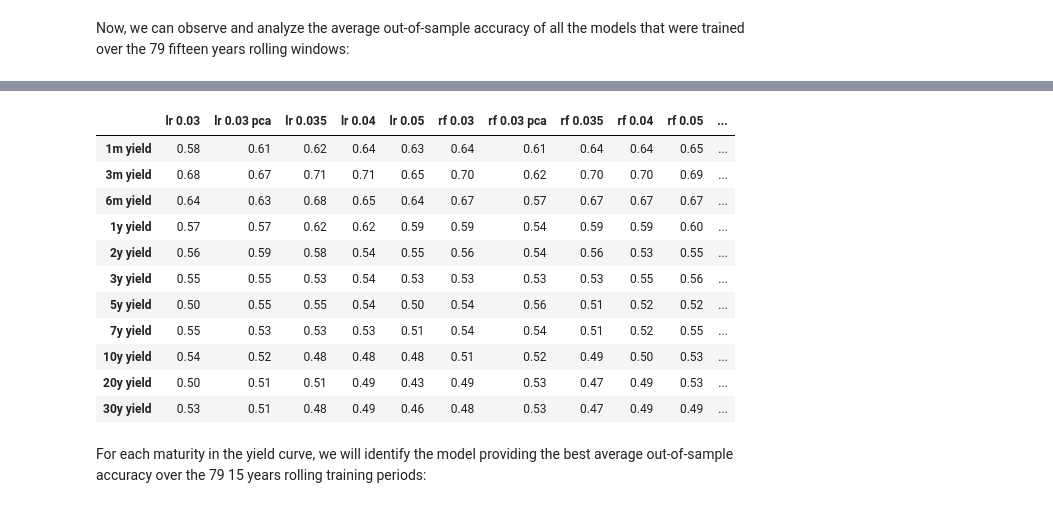
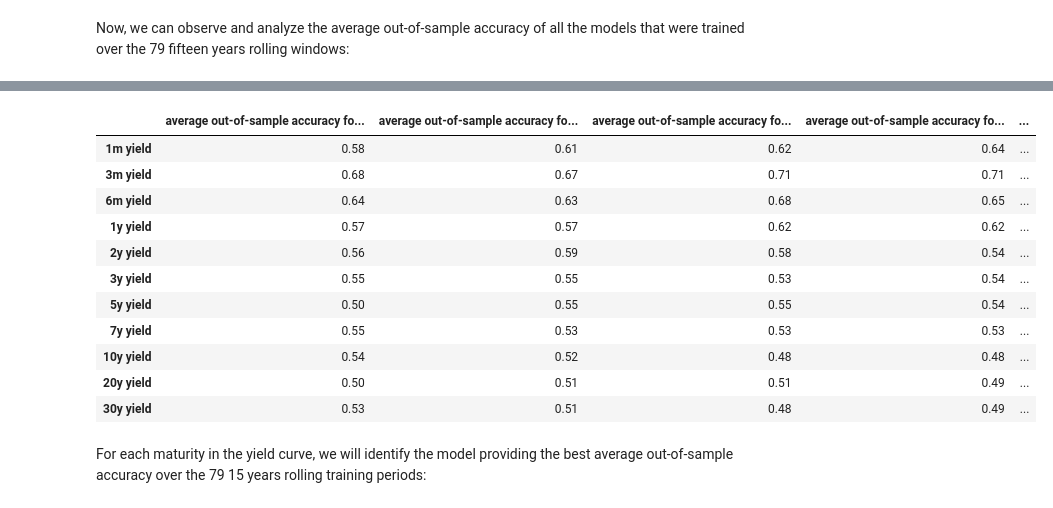
Before and after one commit to jeanlouvaleau/ML-for-trading-project, a Jupyter notebook: data_exploration JL_new.ipynb, the cells around one changed output, grey strips where cells are left out. Cells and saved outputs as stored; diff of their text form; code cells hidden in the pictures.

```diff
--- a/data_exploration JL_new.ipynb
+++ b/data_exploration JL_new.ipynb
@@ -2056,20 +2061,21 @@ accuracies_xg = pd.DataFrame(accuracies_xg)
 # %%
 accuracies = pd.concat([accuracies_lr,accuracies_rf,accuracies_xg],axis = 1).round(2)
 accuracies.index = ["1m yield","3m yield","6m yield","1y yield","2y yield","3y yield","5y yield","7y yield","10y yield","20y yield","30y yield"]
+accuracies = accuracies.add_prefix("average out-of-sample accuracy for ")
 accuracies
 # %% [output]
-|  | lr 0.03 | lr 0.03 pca | lr 0.035 | lr 0.04 | lr 0.05 | rf 0.03 | rf 0.03 pca | rf 0.035 | rf 0.04 | rf 0.05 | ... |
-| 1m yield | 0.58 | 0.61 | 0.62 | 0.64 | 0.63 | 0.64 | 0.61 | 0.64 | 0.64 | 0.65 | ... |
-| 3m yield | 0.68 | 0.67 | 0.71 | 0.71 | 0.65 | 0.70 | 0.62 | 0.70 | 0.70 | 0.69 | ... |
-| 6m yield | 0.64 | 0.63 | 0.68 | 0.65 | 0.64 | 0.67 | 0.57 | 0.67 | 0.67 | 0.67 | ... |
-| 1y yield | 0.57 | 0.57 | 0.62 | 0.62 | 0.59 | 0.59 | 0.54 | 0.59 | 0.59 | 0.60 | ... |
-| 2y yield | 0.56 | 0.59 | 0.58 | 0.54 | 0.55 | 0.56 | 0.54 | 0.56 | 0.53 | 0.55 | ... |
-| 3y yield | 0.55 | 0.55 | 0.53 | 0.54 | 0.53 | 0.53 | 0.53 | 0.53 | 0.55 | 0.56 | ... |
-| 5y yield | 0.50 | 0.55 | 0.55 | 0.54 | 0.50 | 0.54 | 0.56 | 0.51 | 0.52 | 0.52 | ... |
-| 7y yield | 0.55 | 0.53 | 0.53 | 0.53 | 0.51 | 0.54 | 0.54 | 0.51 | 0.52 | 0.55 | ... |
-| 10y yield | 0.54 | 0.52 | 0.48 | 0.48 | 0.48 | 0.51 | 0.52 | 0.49 | 0.50 | 0.53 | ... |
-| 20y yield | 0.50 | 0.51 | 0.51 | 0.49 | 0.43 | 0.49 | 0.53 | 0.47 | 0.49 | 0.53 | ... |
-| 30y yield | 0.53 | 0.51 | 0.48 | 0.49 | 0.46 | 0.48 | 0.53 | 0.47 | 0.49 | 0.49 | ... |
+|  | average out-of-sample accuracy fo... | average out-of-sample accuracy fo... | average out-of-sample accuracy fo... | average out-of-sample accuracy fo... | ... |
+| 1m yield | 0.58 | 0.61 | 0.62 | 0.64 | ... |
+| 3m yield | 0.68 | 0.67 | 0.71 | 0.71 | ... |
+| 6m yield | 0.64 | 0.63 | 0.68 | 0.65 | ... |
+| 1y yield | 0.57 | 0.57 | 0.62 | 0.62 | ... |
+| 2y yield | 0.56 | 0.59 | 0.58 | 0.54 | ... |
+| 3y yield | 0.55 | 0.55 | 0.53 | 0.54 | ... |
+| 5y yield | 0.50 | 0.55 | 0.55 | 0.54 | ... |
+| 7y yield | 0.55 | 0.53 | 0.53 | 0.53 | ... |
+| 10y yield | 0.54 | 0.52 | 0.48 | 0.48 | ... |
+| 20y yield | 0.50 | 0.51 | 0.51 | 0.49 | ... |
+| 30y yield | 0.53 | 0.51 | 0.48 | 0.49 | ... |
 # %% [markdown]
 For each maturity in the yield curve, we will identify the model providing the best average out-of-sample accuracy over the 79 15 years rolling training periods:
 # %%
```
Also changed, not shown: parts of 14 cells of this notebook.
